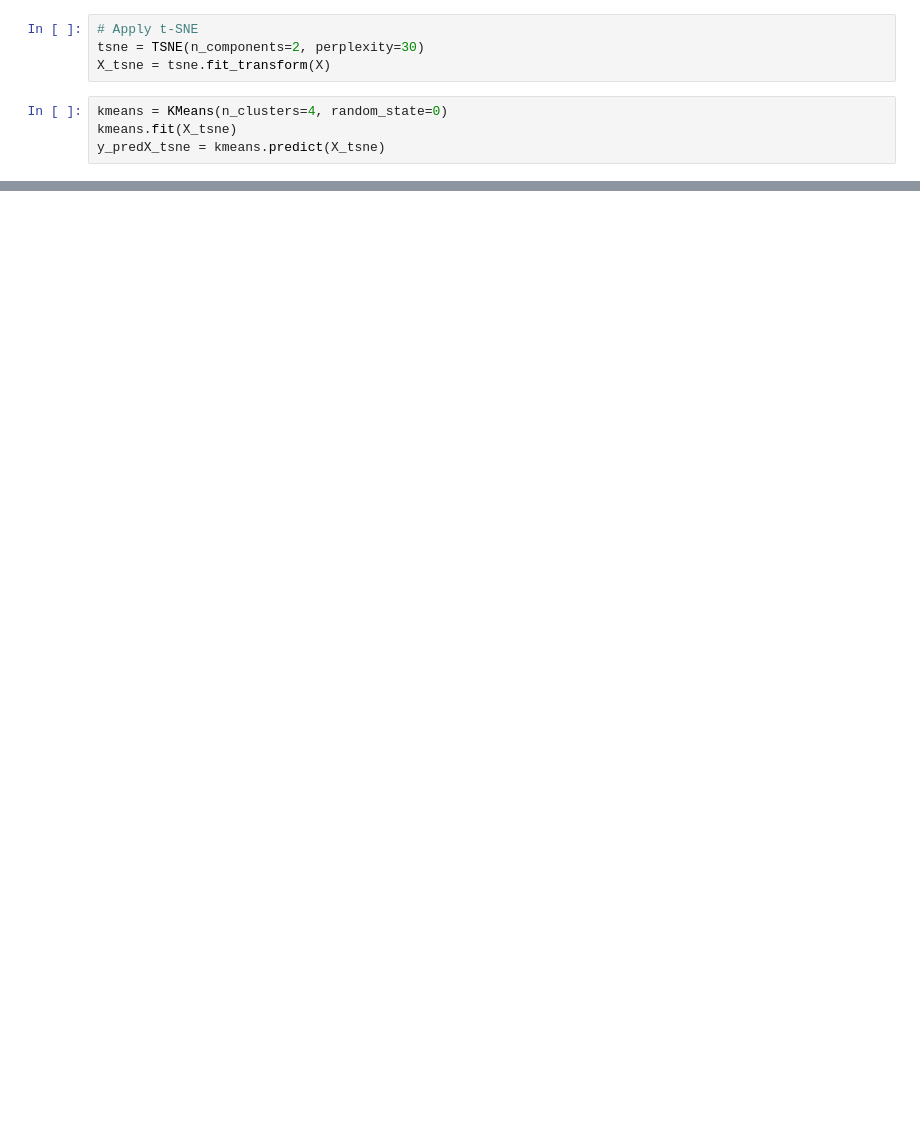
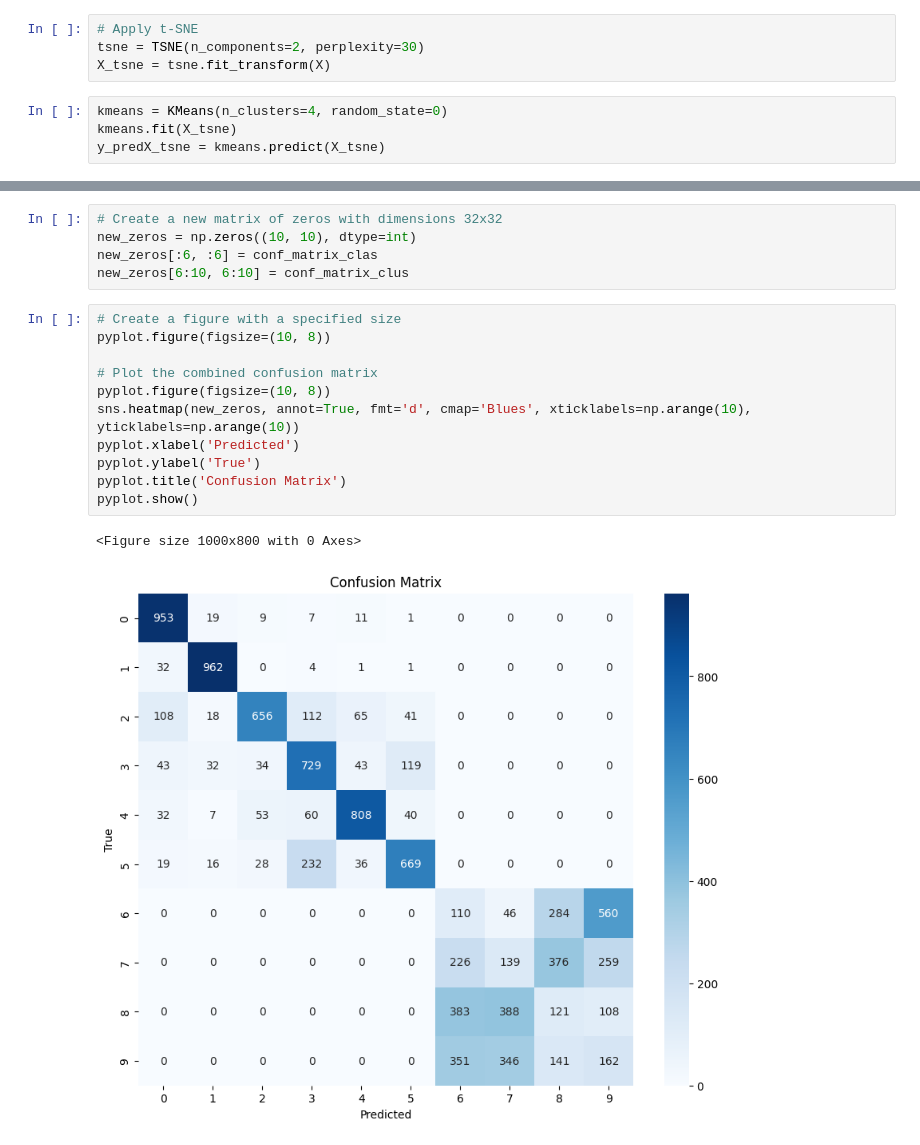
Before and after one commit to Volks44/Proj_Lab1, a Jupyter notebook: 3_MobileNet_&_KMeans.ipynb, the cells around one changed output, grey strips where cells are left out. Cells and saved outputs as stored; diff of their text form; blank space fills up the shorter version.

```diff
--- a/3_MobileNet_&_KMeans.ipynb
+++ b/3_MobileNet_&_KMeans.ipynb
@@ -227,0 +306,19 @@ pyplot.show()
+# %%
+# Create a new matrix of zeros with dimensions 32x32
+new_zeros = np.zeros((10, 10), dtype=int)
+new_zeros[:6, :6] = conf_matrix_clas
+new_zeros[6:10, 6:10] = conf_matrix_clus
+# %%
+# Create a figure with a specified size
+pyplot.figure(figsize=(10, 8))
+
+# Plot the combined confusion matrix
+pyplot.figure(figsize=(10, 8))
+sns.heatmap(new_zeros, annot=True, fmt='d', cmap='Blues', xticklabels=np.arange(10), yticklabels=np.arange(10))
+pyplot.xlabel('Predicted')
+pyplot.ylabel('True')
+pyplot.title('Confusion Matrix')
+pyplot.show()
+# %% [output]
+<Figure size 1000x800 with 0 Axes>
+[figure, added]
```
Also changed, not shown: parts of 10 cells of this notebook.
